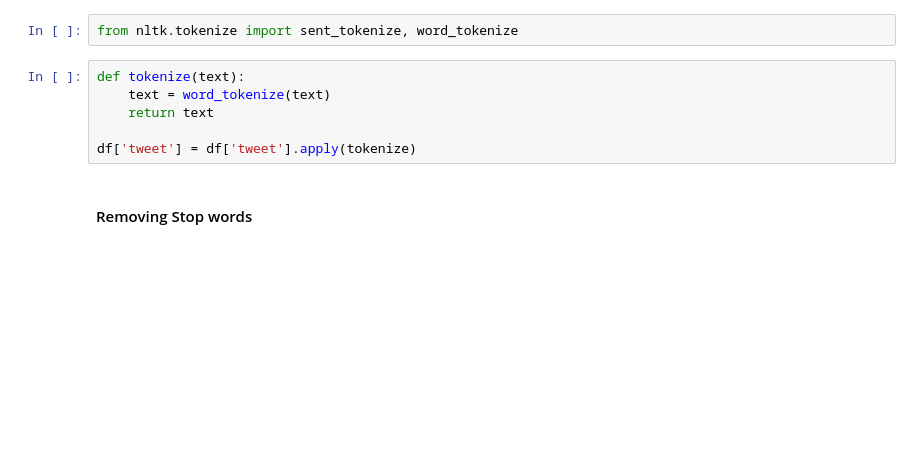
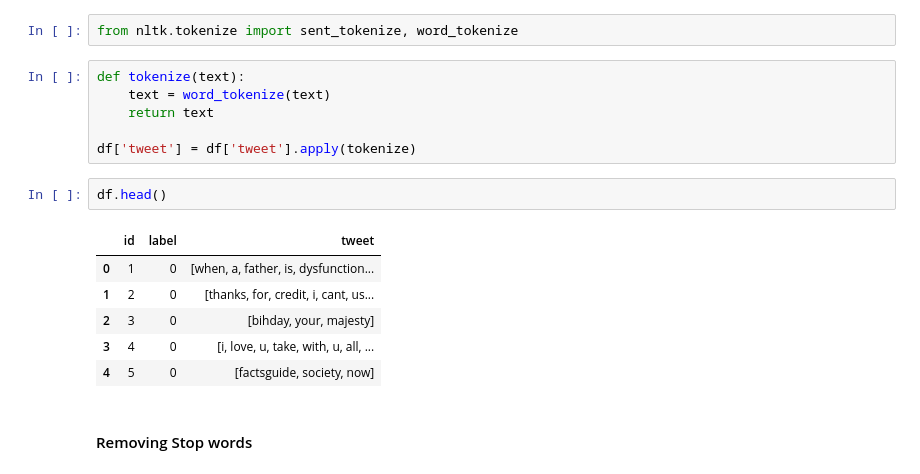
Before and after one commit to Ob1ida/Hate-Speach-Detection, a Jupyter notebook: Hate Speach Detection.ipynb, the cells around one changed output. Cells and saved outputs as stored; diff of their text form; blank space fills up the shorter version.

```diff
--- a/Hate Speach Detection.ipynb
+++ b/Hate Speach Detection.ipynb
@@ -241,6 +250,15 @@ def tokenize(text):
     return text
 
 df['tweet'] = df['tweet'].apply(tokenize)
+# %%
+df.head()
+# %% [output]
+|  | id | label | tweet |
+| 0 | 1 | 0 | [when, a, father, is, dysfunction... |
+| 1 | 2 | 0 | [thanks, for, credit, i, cant, us... |
+| 2 | 3 | 0 | [bihday, your, majesty] |
+| 3 | 4 | 0 | [i, love, u, take, with, u, all, ... |
+| 4 | 5 | 0 | [factsguide, society, now] |
 # %% [markdown]
 #### Removing Stop words
 # %%
```
Also changed, not shown: parts of 10 cells of this notebook.
